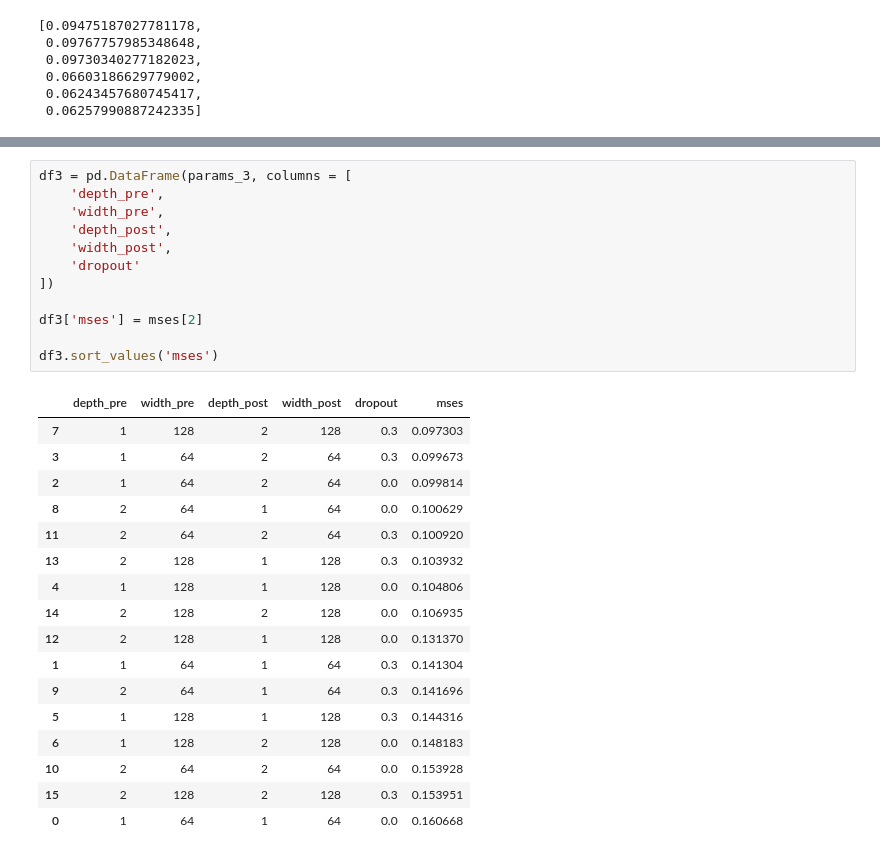
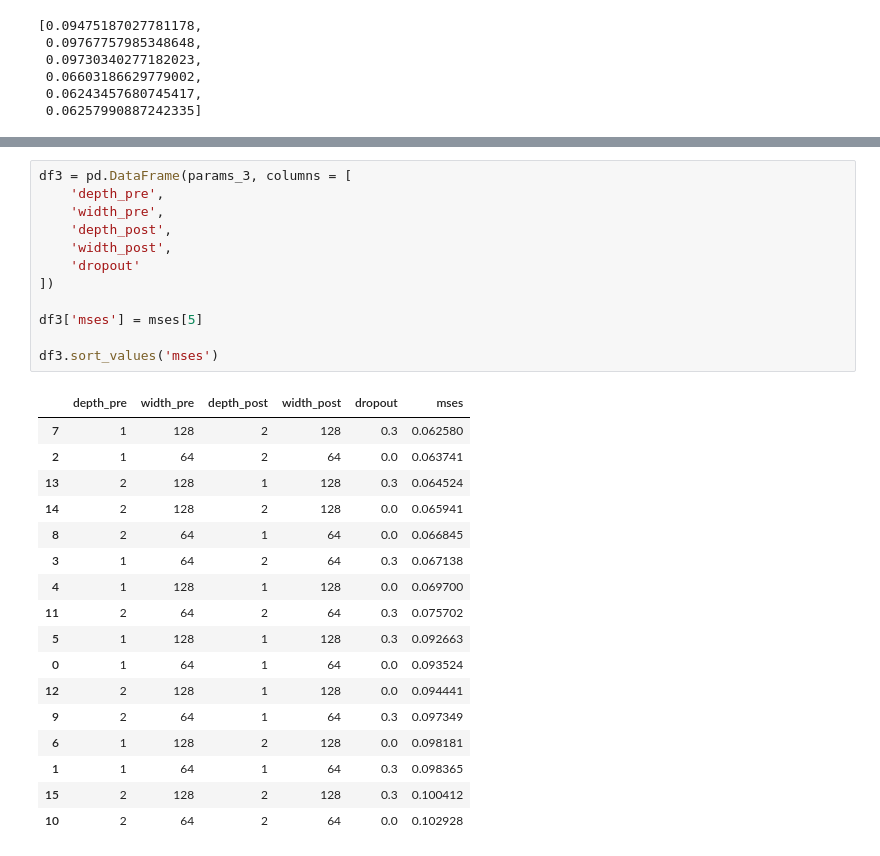
Before and after one commit to SimonFalk/DeepLearningProject, a Jupyter notebook: batch_test.ipynb, the cells around one changed output, grey strips where cells are left out. Drawn from its saved outputs; the diff is of its cells as text.

```diff
--- a/batch_test.ipynb
+++ b/batch_test.ipynb
@@ -368,30 +313,30 @@ df2.sort_values('mses')
 # %%
 df3 = pd.DataFrame(params_3, columns = [
     'depth_pre',
     'width_pre',
     'depth_post',
     'width_post',
     'dropout'
 ])
 
-df3['mses'] = mses[2]
+df3['mses'] = mses[5]
 
 df3.sort_values('mses')
 # %% [output]
 |  | depth_pre | width_pre | depth_post | width_post | dropout | mses |
-| 7 | 1 | 128 | 2 | 128 | 0.3 | 0.097303 |
-| 3 | 1 | 64 | 2 | 64 | 0.3 | 0.099673 |
-| 2 | 1 | 64 | 2 | 64 | 0.0 | 0.099814 |
-| 8 | 2 | 64 | 1 | 64 | 0.0 | 0.100629 |
-| 11 | 2 | 64 | 2 | 64 | 0.3 | 0.100920 |
-| 13 | 2 | 128 | 1 | 128 | 0.3 | 0.103932 |
-| 4 | 1 | 128 | 1 | 128 | 0.0 | 0.104806 |
-| 14 | 2 | 128 | 2 | 128 | 0.0 | 0.106935 |
-| 12 | 2 | 128 | 1 | 128 | 0.0 | 0.131370 |
-| 1 | 1 | 64 | 1 | 64 | 0.3 | 0.141304 |
-| 9 | 2 | 64 | 1 | 64 | 0.3 | 0.141696 |
-| 5 | 1 | 128 | 1 | 128 | 0.3 | 0.144316 |
-| 6 | 1 | 128 | 2 | 128 | 0.0 | 0.148183 |
-| 10 | 2 | 64 | 2 | 64 | 0.0 | 0.153928 |
-| 15 | 2 | 128 | 2 | 128 | 0.3 | 0.153951 |
-| 0 | 1 | 64 | 1 | 64 | 0.0 | 0.160668 |
+| 7 | 1 | 128 | 2 | 128 | 0.3 | 0.062580 |
+| 2 | 1 | 64 | 2 | 64 | 0.0 | 0.063741 |
+| 13 | 2 | 128 | 1 | 128 | 0.3 | 0.064524 |
+| 14 | 2 | 128 | 2 | 128 | 0.0 | 0.065941 |
+| 8 | 2 | 64 | 1 | 64 | 0.0 | 0.066845 |
+| 3 | 1 | 64 | 2 | 64 | 0.3 | 0.067138 |
+| 4 | 1 | 128 | 1 | 128 | 0.0 | 0.069700 |
+| 11 | 2 | 64 | 2 | 64 | 0.3 | 0.075702 |
+| 5 | 1 | 128 | 1 | 128 | 0.3 | 0.092663 |
+| 0 | 1 | 64 | 1 | 64 | 0.0 | 0.093524 |
+| 12 | 2 | 128 | 1 | 128 | 0.0 | 0.094441 |
+| 9 | 2 | 64 | 1 | 64 | 0.3 | 0.097349 |
+| 6 | 1 | 128 | 2 | 128 | 0.0 | 0.098181 |
+| 1 | 1 | 64 | 1 | 64 | 0.3 | 0.098365 |
+| 15 | 2 | 128 | 2 | 128 | 0.3 | 0.100412 |
+| 10 | 2 | 64 | 2 | 64 | 0.0 | 0.102928 |
```
Also changed, not shown: parts of 17 cells of this notebook, 27 other files.
